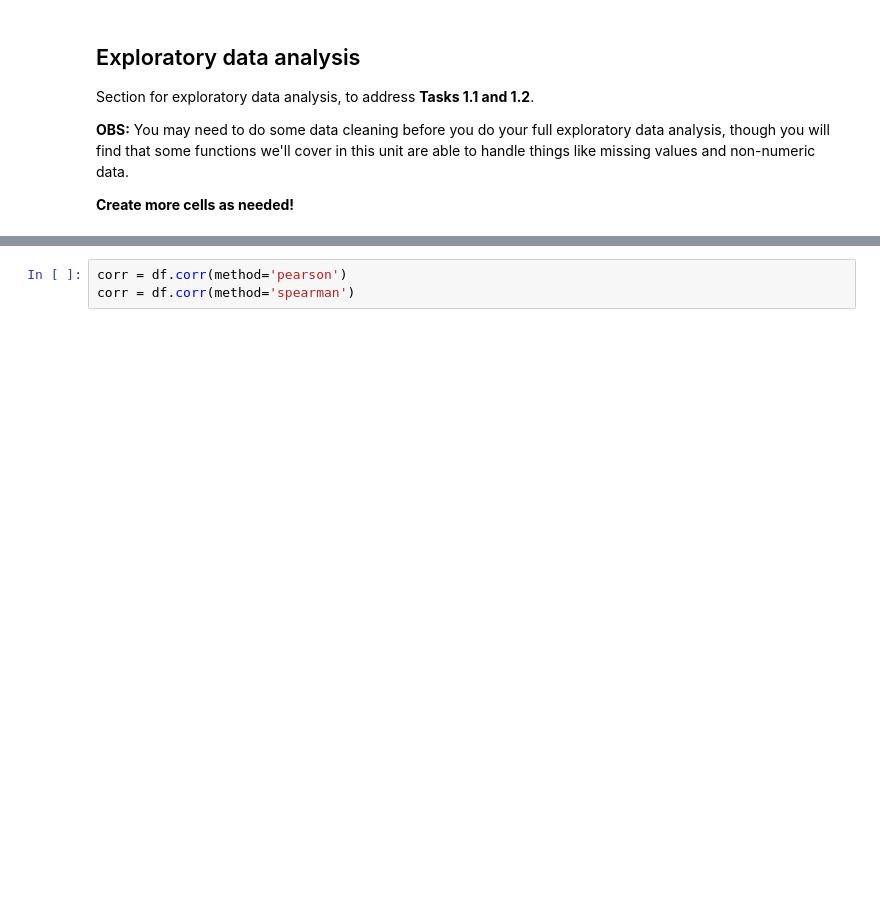
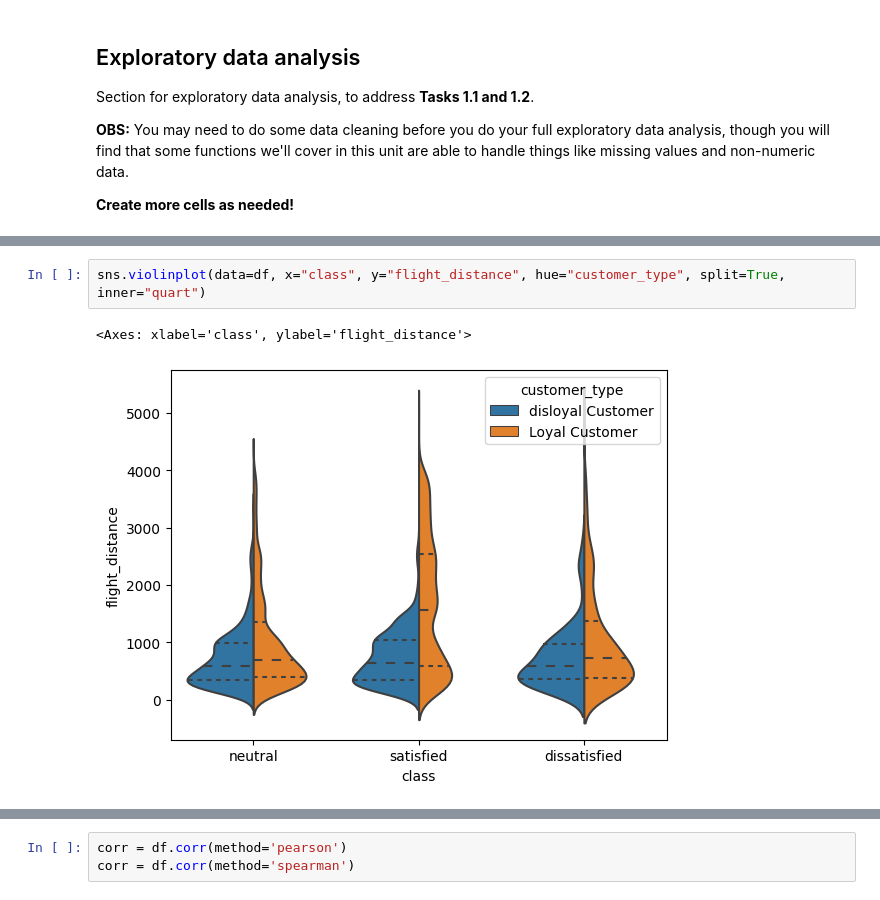
Before and after one commit to alexpoultr/introduction-to-github, a Jupyter notebook: ml-assignment-airline.ipynb, the cells around one changed output, grey strips where cells are left out. Saved outputs shown, nothing was run; the diff lists cells and outputs as text; blank space fills up the shorter version.

```diff
--- a/ml-assignment-airline.ipynb
+++ b/ml-assignment-airline.ipynb
@@ -184,0 +214,5 @@ sns.violinplot(data=df, x="class", y="flight_distance", hue="gender", split=True
+# %%
+sns.violinplot(data=df, x="class", y="flight_distance", hue="customer_type", split=True, inner="quart")
+# %% [output]
+<Axes: xlabel='class', ylabel='flight_distance'>
+[figure, added]
```
Also changed, not shown: parts of 86 cells of this notebook.
